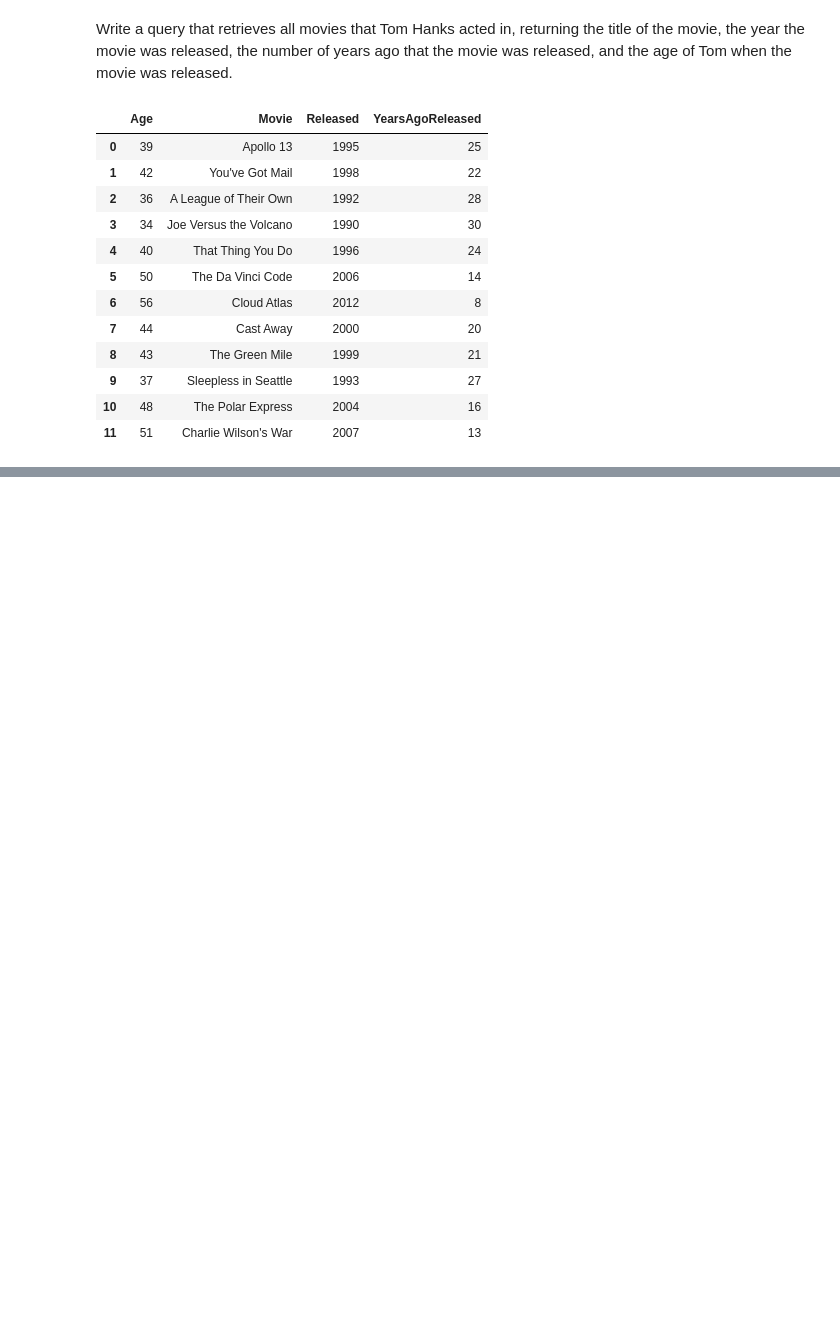
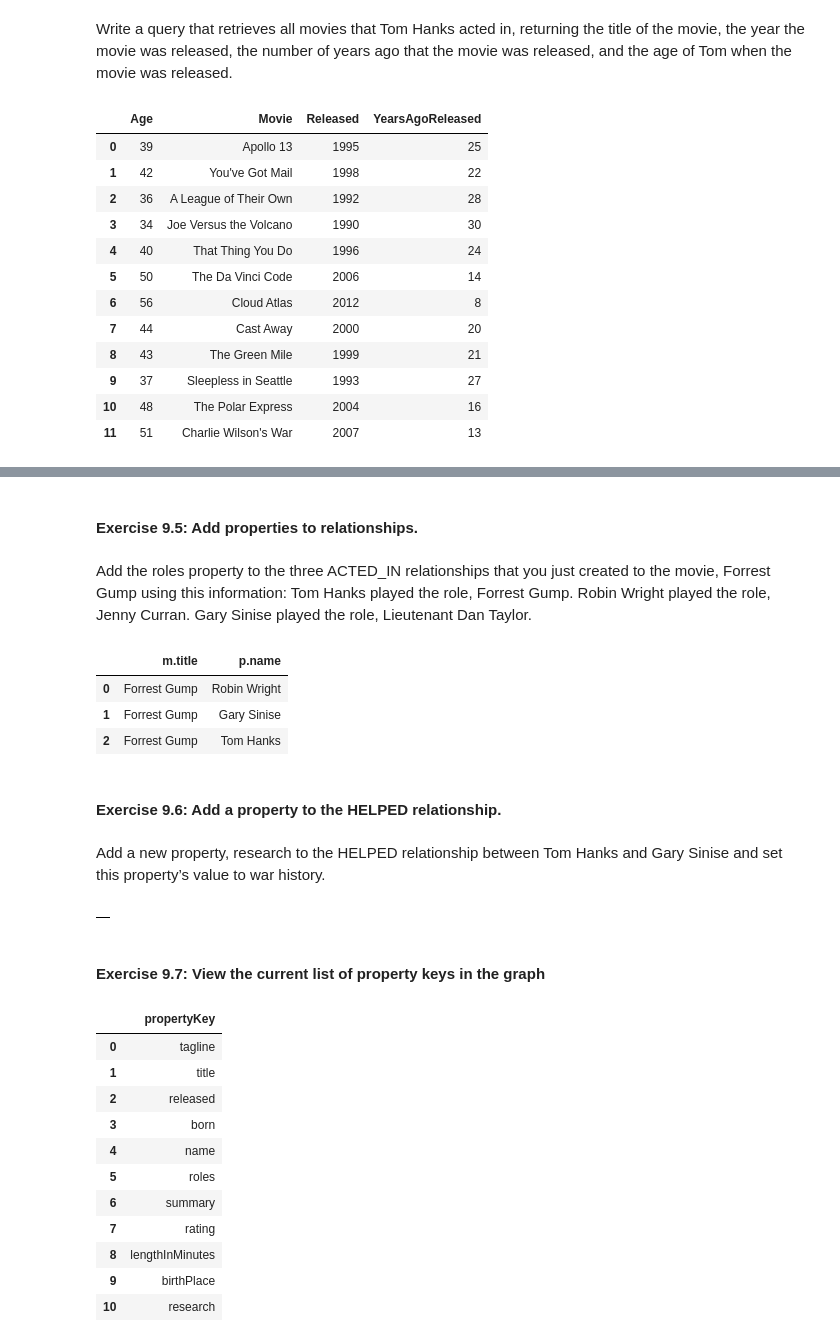
Before and after one commit to cassiomedeiros/neo4j, a Jupyter notebook: src/neo4j.ipynb, the cells around one changed output, grey strips where cells are left out. Saved outputs shown, nothing was run; the diff lists cells and outputs as text; code cells hidden in the pictures; blank space fills up the shorter version.

```diff
--- a/src/neo4j.ipynb
+++ b/src/neo4j.ipynb
@@ -827,0 +1133,49 @@ execute_query("""match (p:Person)-[:ACTED_IN]->(m:Movie)
+# %% [markdown]
+#### Exercise 9.5: Add properties to relationships.
+# %% [markdown]
+Add the roles property to the three ACTED_IN relationships that you just created to the movie, Forrest Gump using this information: Tom Hanks played the role, Forrest Gump. Robin Wright played the role, Jenny Curran. Gary Sinise played the role, Lieutenant Dan Taylor.
+# %%
+execute_query("""match (p:Person)-[rel:ACTED_IN]->(m:Movie)
+                 where m.title = 'Forrest Gump'
+                 set rel.roles =
+                 case p.name
+                   when 'Tom Hanks' then ['Forrest Gump']
+                   when 'Robin Wright' then ['Jenny Curran']
+                   when 'Gary Sinise' then ['Lieutenant Dan Taylor']
+                 end
+                 return p.name, m.title
+              """)
+# %% [output]
+|  | m.title | p.name |
+| 0 | Forrest Gump | Robin Wright |
+| 1 | Forrest Gump | Gary Sinise |
+| 2 | Forrest Gump | Tom Hanks |
+# %% [markdown]
+#### Exercise 9.6: Add a property to the HELPED relationship.
+# %% [markdown]
+Add a new property, research to the HELPED relationship between Tom Hanks and Gary Sinise and set this property’s value to war history.
+# %%
+execute_query("""match (p1:Person)-[rel:HELPED]->(p2:Person)
+                 where p1.name = 'Tom Hanks' and p2.name = 'Gary Sinise'
+                 set rel.research = 'war history'
+              """)
+# %% [output]
+|  |
+# %% [markdown]
+#### Exercise 9.7: View the current list of property keys in the graph
+# %%
+execute_query("""call db.propertyKeys
+              """)
+# %% [output]
+|  | propertyKey |
+| 0 | tagline |
+| 1 | title |
+| 2 | released |
+| 3 | born |
+| 4 | name |
+| 5 | roles |
+| 6 | summary |
+| 7 | rating |
+| 8 | lengthInMinutes |
+| 9 | birthPlace |
+| 10 | research |
```
Also changed, not shown: parts of 91 cells of this notebook.
